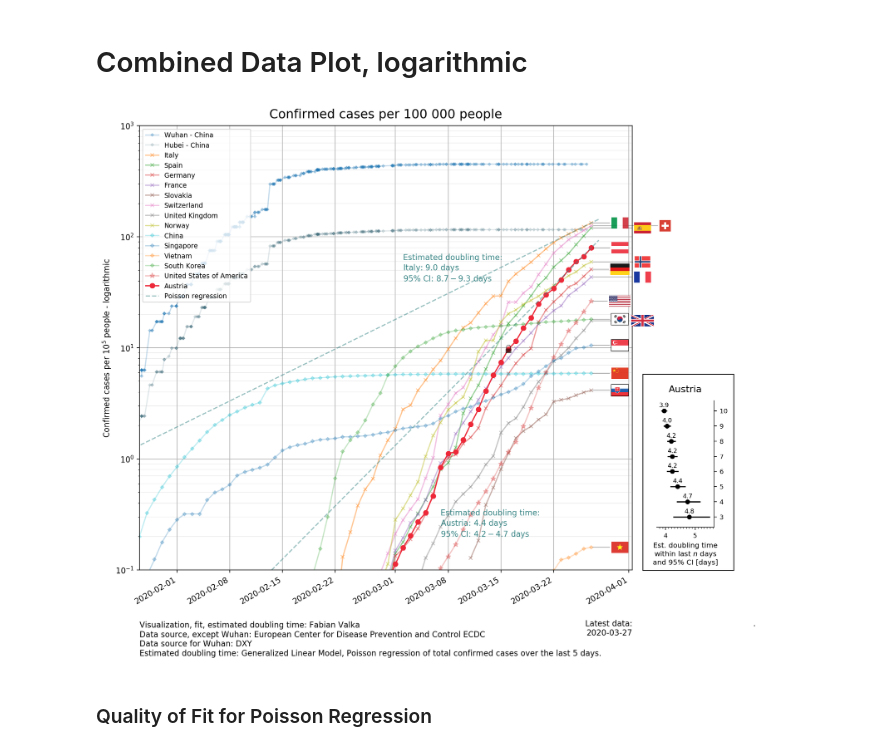
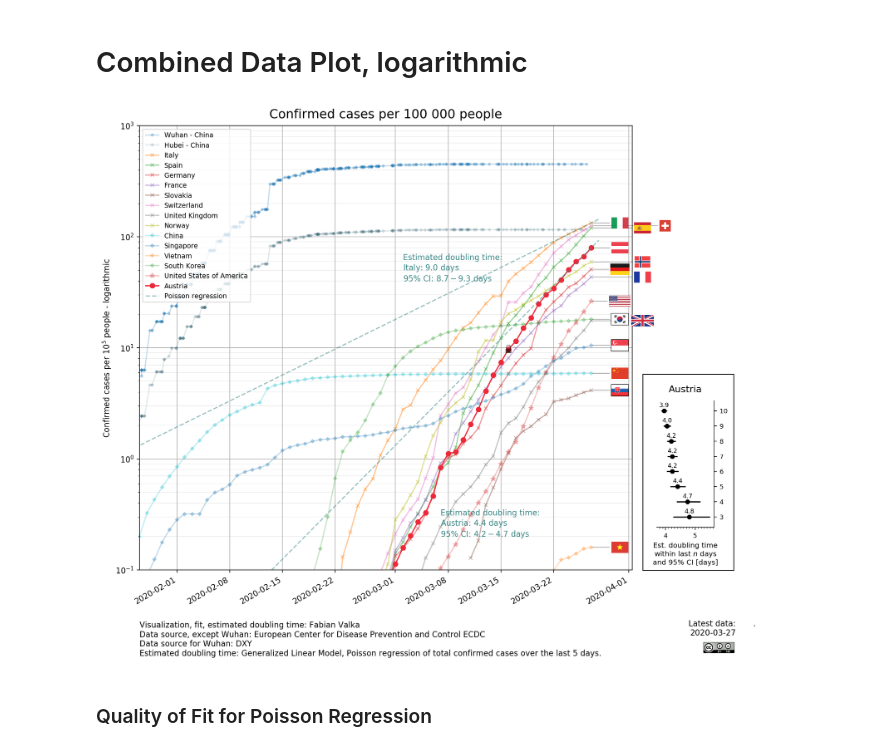
Before and after one commit to fvalka/covid19-austria-visualization, a Jupyter notebook: COVID-19 Daily Situation Report ECDC.ipynb, the cells around one changed output. Cells and saved outputs as stored; diff of their text form; code cells hidden in the pictures.

Commit message:
Added cc-by-nd licence logo to the output

```diff
--- a/COVID-19 Daily Situation Report ECDC.ipynb
+++ b/COVID-19 Daily Situation Report ECDC.ipynb
@@ -298,35 +298,49 @@ def add_lockdown(df, country, date):
                         xy=(xpos, ypos),
                         pad=0, frameon=False,
                         arrowprops=dict(facecolor='black', arrowstyle='-', alpha=0.3))
     ax.add_artist(ab)
 
 add_lockdown(df_total, "Austria", "2020-03-16")
 #add_lockdown(df_total, "United_Kingdom", "2020-03-23")
 #add_lockdown(df_total, "Italy", "2020-03-09")
 #add_lockdown(df_total, "France", "2020-03-17")
 #add_lockdown(df_total, "Spain", "2020-03-14")
 # Source and notes
 ax.annotate('Visualization, fit, estimated doubling time: Fabian Valka\n' +
             'Data source, except Wuhan: European Center for Disease Prevention and Control ECDC\n'
             'Data source for Wuhan: DXY\n' +
            r'Estimated doubling time: Generalized Linear Model, Poisson regression of total confirmed cases over the last 5 days.',
             (0,0), (0, -65), xycoords='axes fraction', textcoords='offset points', va='top')
 
 ax.annotate('Latest data:\n%s' % latest_date,
-            (1.0,0), (0, -63), xycoords='axes fraction', textcoords='offset points', va='top', horizontalalignment="right")
+            (1.21,0), (0, -63), xycoords='axes fraction', textcoords='offset points', va='top', horizontalalignment="right")
 
 # workaround for scaling of plot, since padding and tight layout are missing the box above
 ax.annotate('.',
             (1.25,0), (0, -63), xycoords='axes fraction', textcoords='offset points', va='top', horizontalalignment="right")
 
+# Add licence image
+# Add inset
+arr_img = plt.imread('cc-by-nd.png', format='png')
+
+imagebox = OffsetImage(arr_img, dpi_cor=False)
+imagebox.image.axes = ax
+
+ab = AnnotationBbox(imagebox, (1.174,-0.175),
+                    xycoords='axes fraction',
+                    boxcoords="offset points",
+                    frameon=False
+                    )
+
+ax.add_artist(ab)
 
 ax.set_xlim(df_total["Austria"].index[-61], )
 ax.set_ylim(0.1,10**3)
 
 fig.tight_layout()
 fig.savefig('confirmed-cases-per-capita-%s.png' % latest_date, dpi=160)
 # %% [output]
-[figure, old version]
+[figure, new version]
 # %% [markdown]
 ### Quality of Fit for Poisson Regression
 # %%
```
Also changed, not shown: parts of 3 cells of this notebook, 1 other file.
